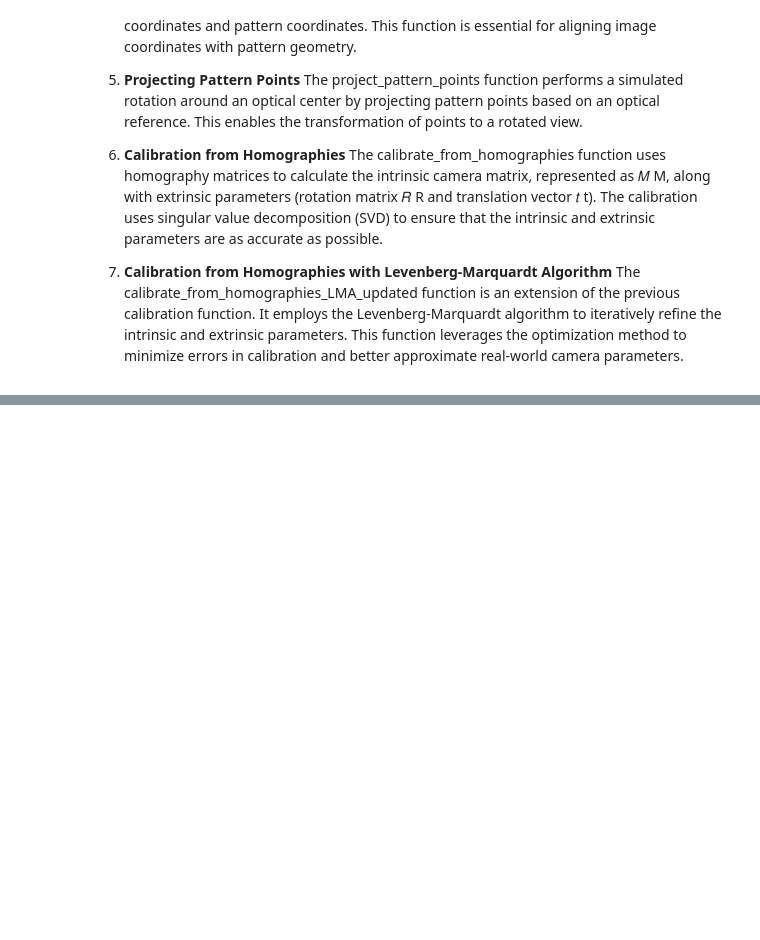
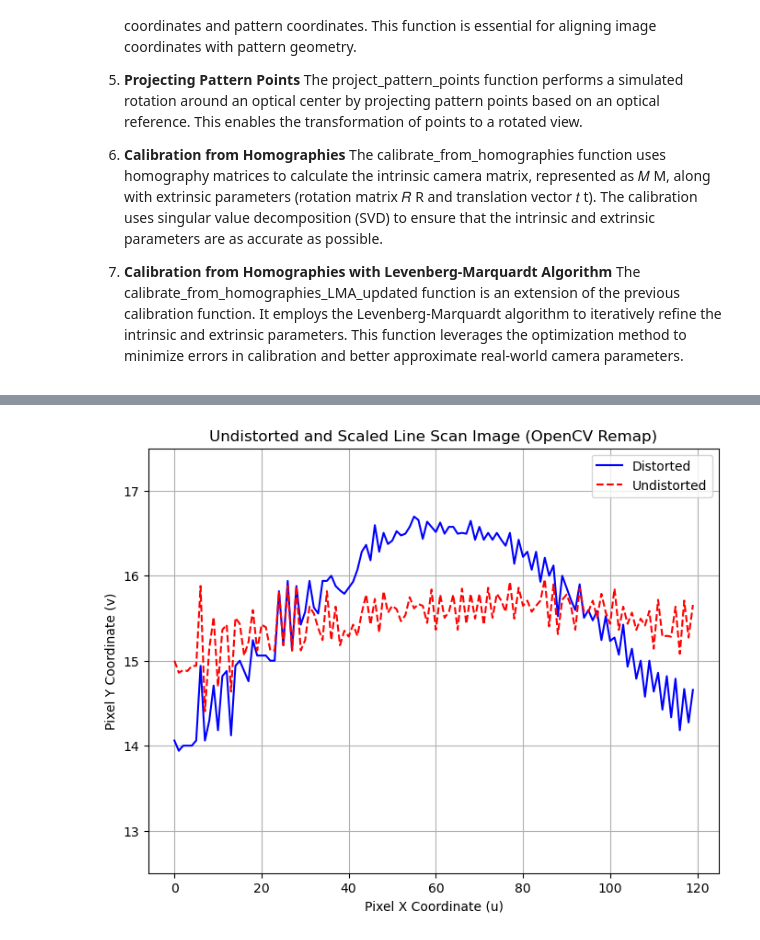
Before and after one commit to Rasmus-Ulstrup/Road-Anomaly-Detector, a Jupyter notebook: road_anomaly_detector/main/calibration/Camera_calibration/Workspace/syntethic_data.ipynb, the cells around one changed output, grey strips where cells are left out. Cells and saved outputs as stored; diff of their text form; code cells hidden in the pictures; blank space fills up the shorter version.

```diff
--- a/road_anomaly_detector/main/calibration/Camera_calibration/Workspace/syntethic_data.ipynb
+++ b/road_anomaly_detector/main/calibration/Camera_calibration/Workspace/syntethic_data.ipynb
@@ -673,0 +1061,25 @@ Translation vector t:
+# %%
+x_lines_dist = find_line_x(Dist_image,160)
+x_lines_nodist = find_line_x(undistorted_image,160)
+
+#plot_cross_dot(image_0,x_lines_dist)
+#plot_cross_dot(undistorted_image,x_lines_nodist)
+# %%
+n = len(x_lines_nodist)
+distances_undist = np.diff(x_lines_nodist) if n > 1 else np.array([])
+
+n = len(x_lines_dist)
+distances_dist = np.diff(x_lines_dist) if n > 1 else np.array([])
+
+plt.figure(figsize=(8, 6))
+plt.plot(distances_dist, label='Distorted', color='blue', linestyle='-')
+plt.plot(distances_undist, label='Undistorted', color='red', linestyle='--')
+plt.title('Undistorted and Scaled Line Scan Image (OpenCV Remap)')
+plt.xlabel('Pixel X Coordinate (u)')
+plt.ylabel('Pixel Y Coordinate (v)')
+plt.ylim(12.5, 17.5)  # Replace 0 and 10 with the desired y-range
+plt.legend()  # Add a legend to distinguish between the lines
+plt.grid(True)  # Optional: Add a grid for better readability
+plt.show()
+# %% [output]
+[figure, added]
```
Also changed, not shown: parts of 44 cells of this notebook, 15 other files.
